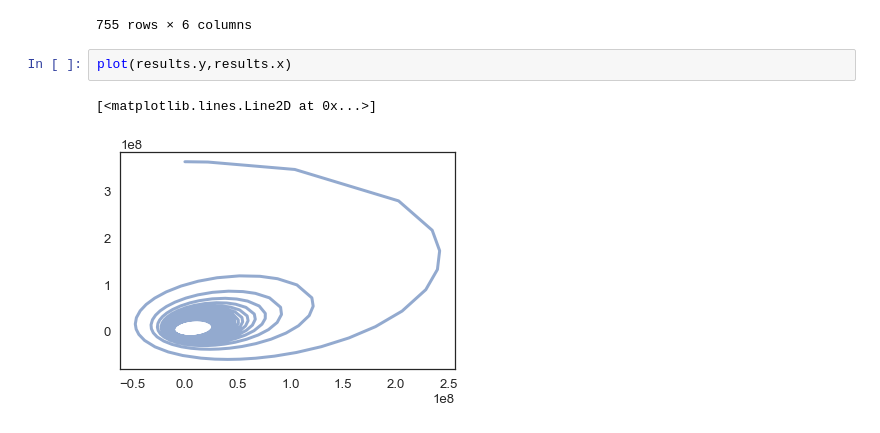
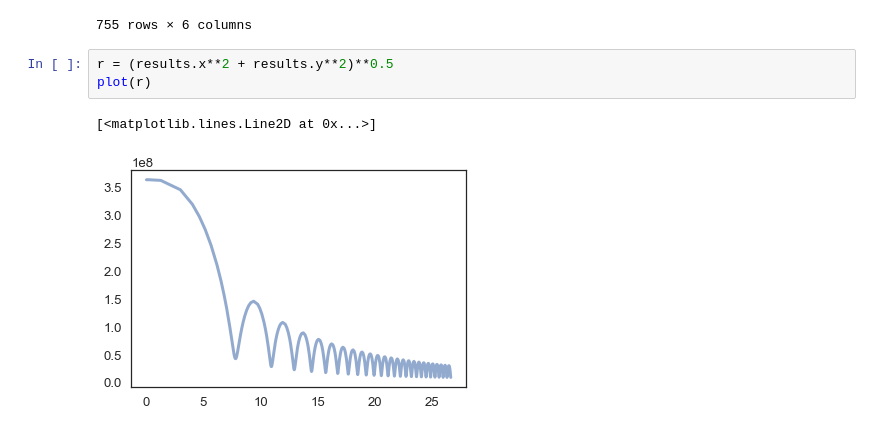
Before and after one commit to michaelremley/ModSim-Project-3, a Jupyter notebook: Project 3 Notebook.ipynb, the cells around one changed output. Cells and saved outputs as stored; diff of their text form.

```diff
--- a/Project 3 Notebook.ipynb
+++ b/Project 3 Notebook.ipynb
@@ -154,8 +154,9 @@ results
 | 2.667935e+01 | 5.626436e+24 | 4.191843e+23 | -7.960441e+06 | -4.994946e+06 | 4.797767e+03 | -6153.067909 |
 | 2.668011e+01 | 5.626426e+24 | 4.191943e+23 | -7.634157e+06 | -5.398497e+06 | 5.033395e+03 | -5995.143544 |
 755 rows × 6 columns
-# %%
-plot(results.y,results.x)
-# %% [output]
-[<matplotlib.lines.Line2D at 0x...>]
-[figure, removed]
+# %%
+r = (results.x**2 + results.y**2)**0.5
+plot(r)
+# %% [output]
+[<matplotlib.lines.Line2D at 0x...>]
+[figure, added]
```
